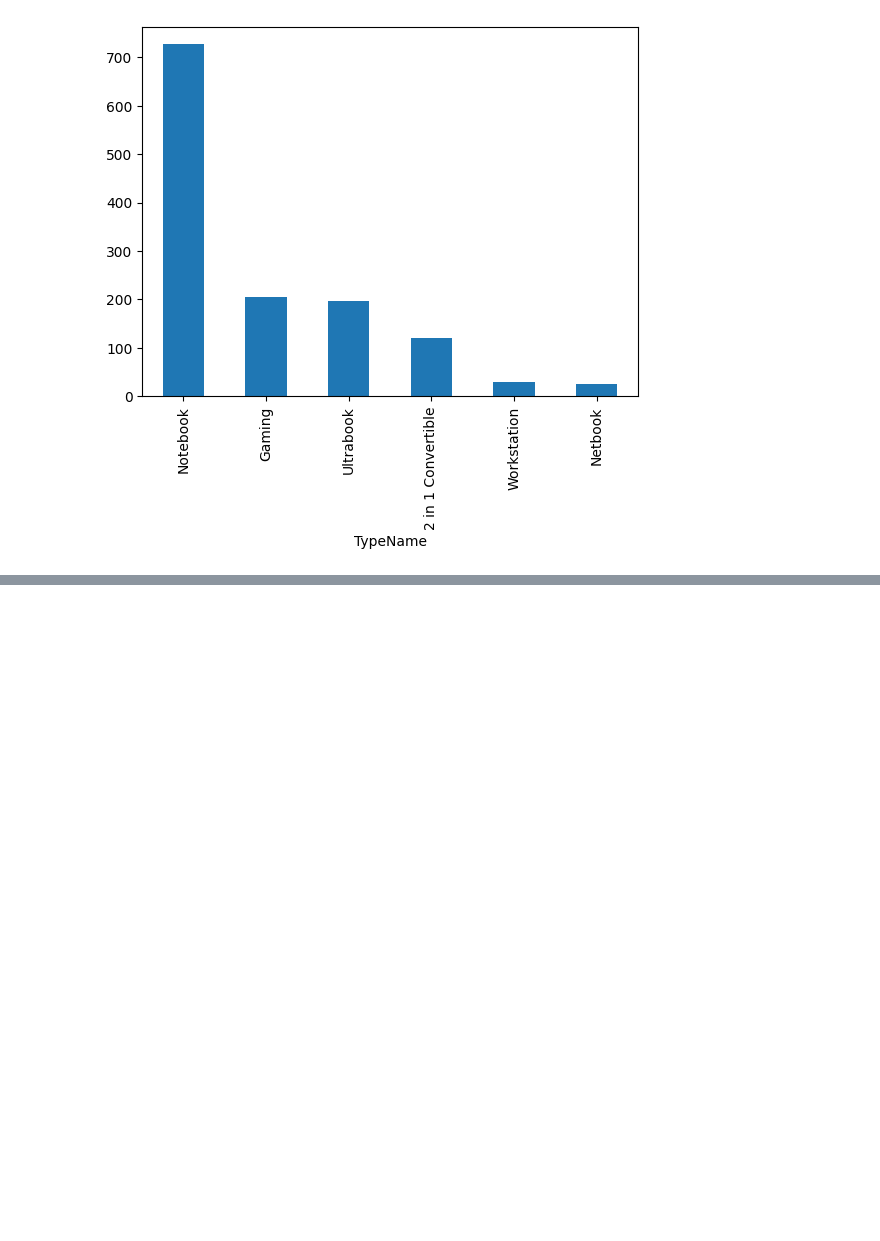
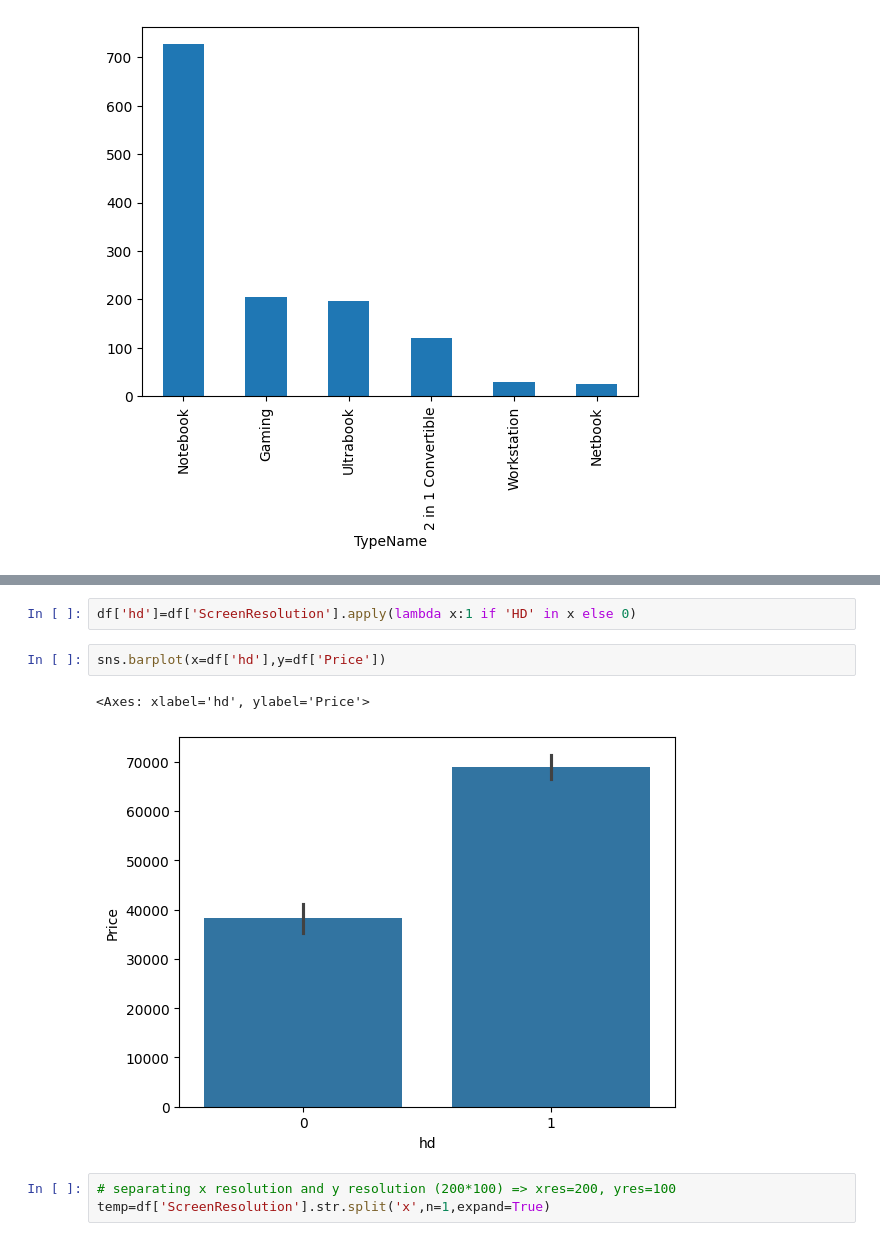
Before and after one commit to Aarya1003/laptop-price-, a Jupyter notebook: Laptop_price_predictor.ipynb, the cells around one changed output, grey strips where cells are left out. Saved outputs shown, nothing was run; the diff lists cells and outputs as text; blank space fills up the shorter version.

```diff
--- a/Laptop_price_predictor.ipynb
+++ b/Laptop_price_predictor.ipynb
@@ -96,0 +126,10 @@ df['TypeName'].value_counts().plot(kind='bar')
+# %%
+df['hd']=df['ScreenResolution'].apply(lambda x:1 if 'HD' in x else 0)
+# %%
+sns.barplot(x=df['hd'],y=df['Price'])
+# %% [output]
+<Axes: xlabel='hd', ylabel='Price'>
+[figure, added]
+# %%
+# separating x resolution and y resolution (200*100) => xres=200, yres=100
+temp=df['ScreenResolution'].str.split('x',n=1,expand=True)
```
Also changed, not shown: parts of 84 cells of this notebook, 3 other files.
